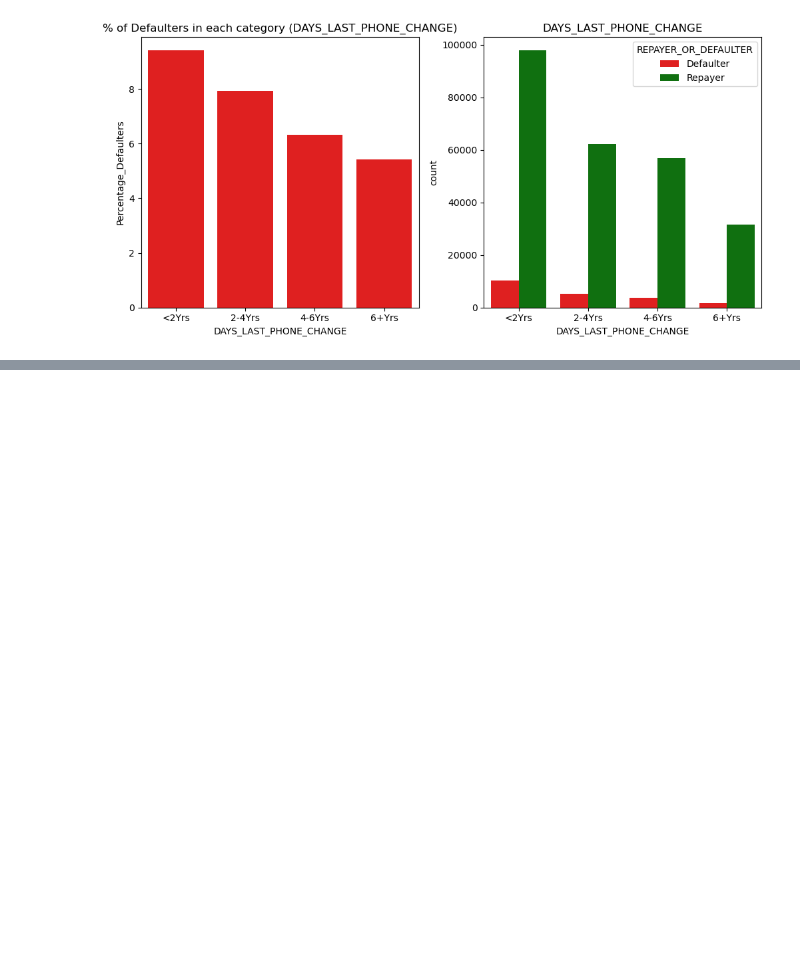
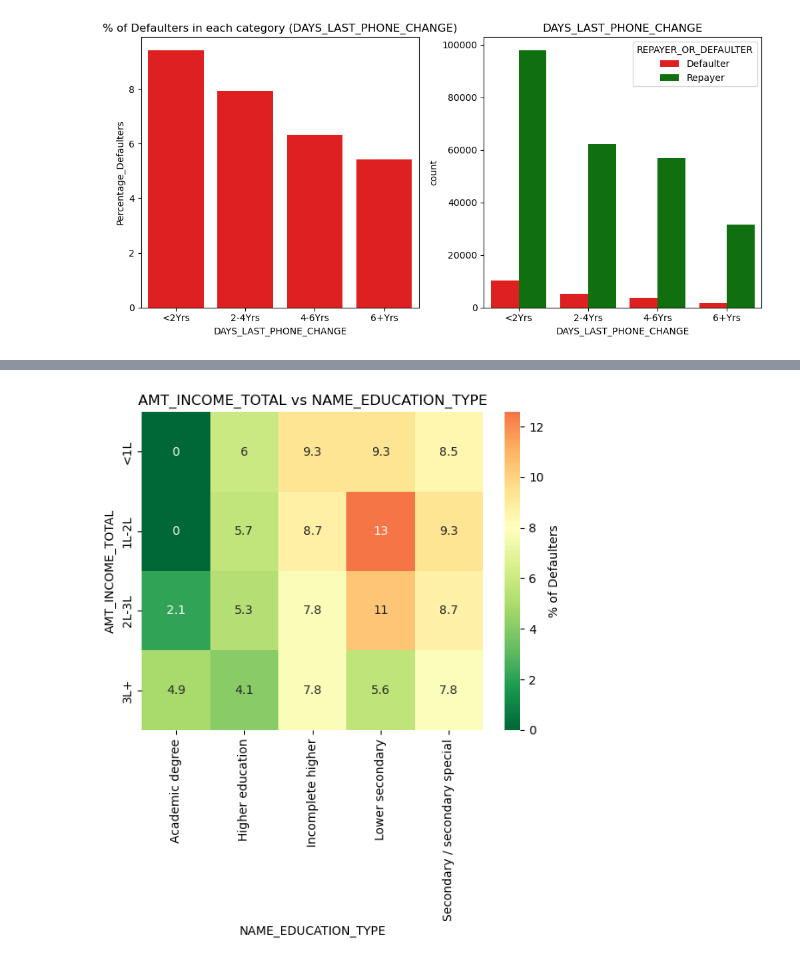
Before and after one commit to Punya-B-R/loan-approval-risk-analysis, a Jupyter notebook: Bank-Loan.ipynb, the cells around one changed output, grey strips where cells are left out. Cells and saved outputs as stored; diff of their text form; code cells hidden in the pictures; blank space fills up the shorter version.

```diff
--- a/Bank-Loan.ipynb
+++ b/Bank-Loan.ipynb
@@ -456,0 +475,4 @@ app_univariate_categorical('DAYS_LAST_PHONE_CHANGE')
+# %%
+app_heatmap('AMT_INCOME_TOTAL', 'NAME_EDUCATION_TYPE')
+# %% [output]
+[figure, added]
```
Also changed, not shown: parts of 5 cells of this notebook.
